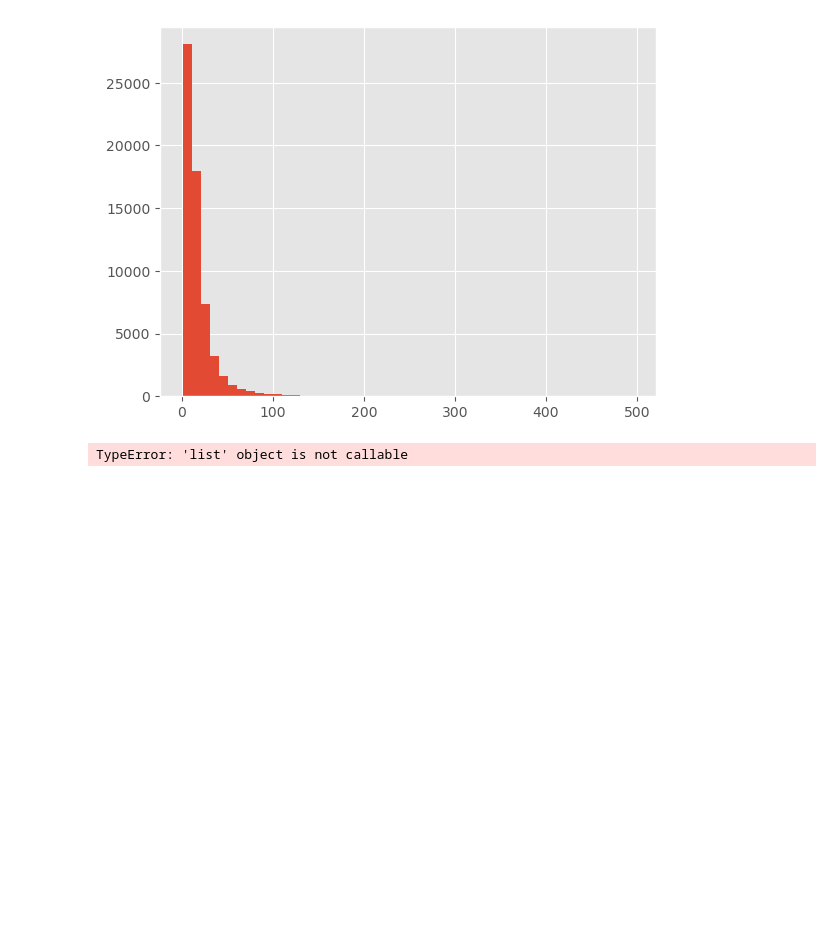
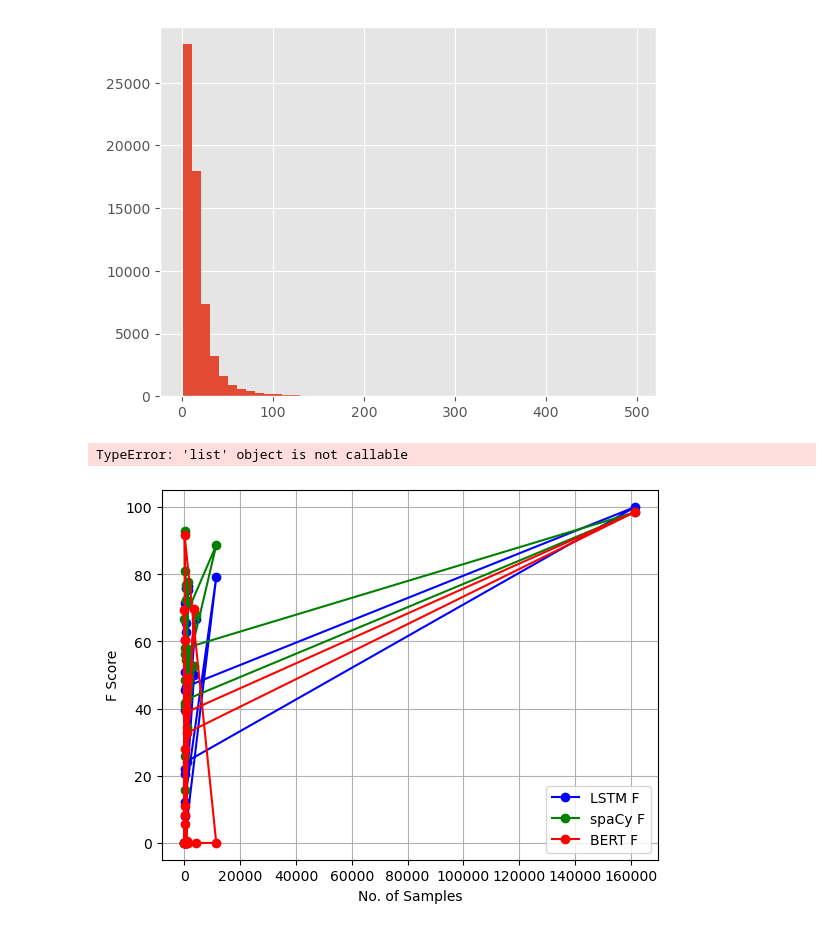
Before and after one commit to mahshidghaffari/NER_GDPR_Extraction, a Jupyter notebook: healthData/prePro.ipynb, the cells around one changed output. Cells and saved outputs as stored; diff of their text form; code cells hidden in the pictures; blank space fills up the shorter version.

Commit message:
finilize spacy and lstm, BERT is still shitty

```diff
--- a/healthData/prePro.ipynb
+++ b/healthData/prePro.ipynb
@@ -461,3 +464,24 @@ Maximum sequence length: 496
 # %%
 # %% [output]
 TypeError: 'list' object is not callable
+# %%
+import matplotlib.pyplot as plt
+
+lstm_f_scores = [71.32, 75.22, 65.37, 21.88, 66.52, 39.44, 71.43, 20.41, 62.82, 12.1, 79.13, 0.01, 0.03, 0.28, 76.37, 45.54, 8.12, 49.86, 45.57, 0.04, 75.82, 46.5, 100, 24.2, 50.89, 60.38]
+spacy_f_scores = [75.94, 71.71, 72.16, 40.74, 67.86, 41.79, 80.84, 15.87, 54.39, 48.57, 88.6, 66.67, 0, 0, 77.58, 34.36, 25.88, 52.59, 58.09, 0, 76.71, 58.02, 98.43, 42.72, 92.94, 56.27]
+bert_f_scores = [0.51, 0, 0, 0, 0, 0, 5.69, 0, 0, 91.54, 0, 0, 60.4, 0, 48.97, 0, 11.06, 69.61, 8.33, 69.19, 0, 38.82, 98.56, 32.67, 28.03, 0]
+
+no_samples = [1074, 1274, 587, 121, 4046, 229, 252, 210, 484, 64, 11408, 4, 23, 36, 1109, 880, 111, 3434, 192, 8, 404, 535, 161651, 758, 129, 210]
+
+plt.plot(no_samples, lstm_f_scores, marker='o', linestyle='-', color='blue', label='LSTM F')
+plt.plot(no_samples, spacy_f_scores, marker='o', linestyle='-', color='green', label='spaCy F')
+plt.plot(no_samples, bert_f_scores, marker='o', linestyle='-', color='red', label='BERT F')
+
+plt.xlabel('No. of Samples')
+plt.ylabel('F Score')
+# plt.title('Performance Comparison of LSTM, spaCy, and BERT Models')
+plt.legend()
+plt.grid(True)
+plt.show()
+# %% [output]
+[figure, added]
```
Also changed, not shown: parts of 3 cells of this notebook, 3 other files.
